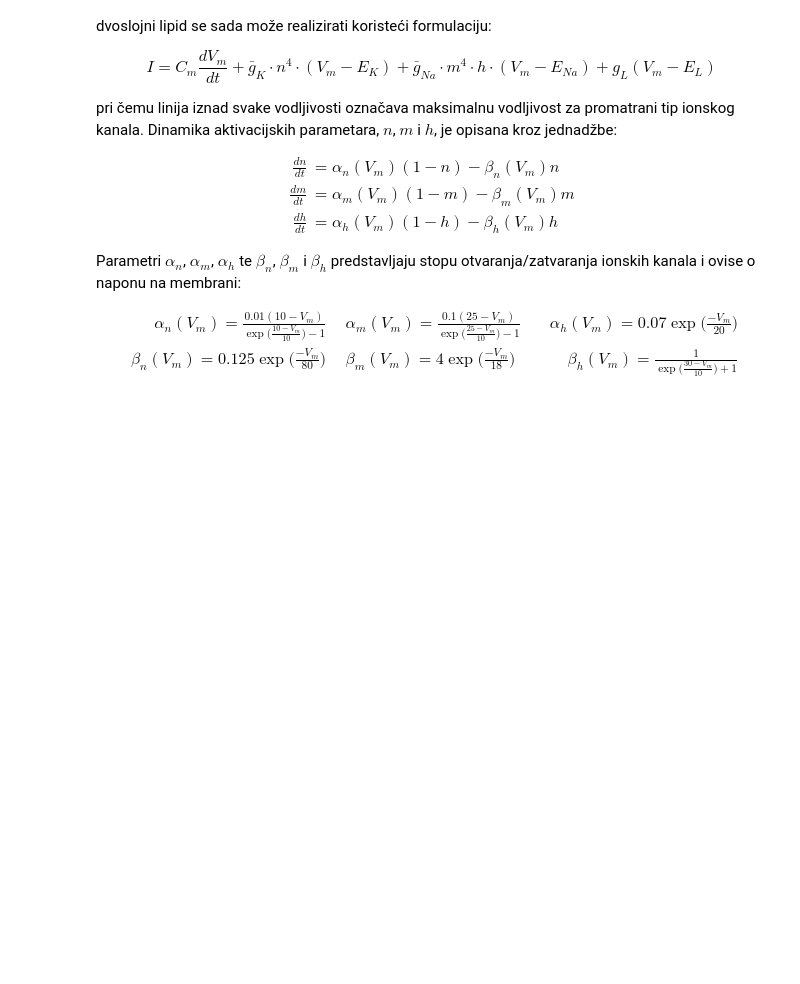
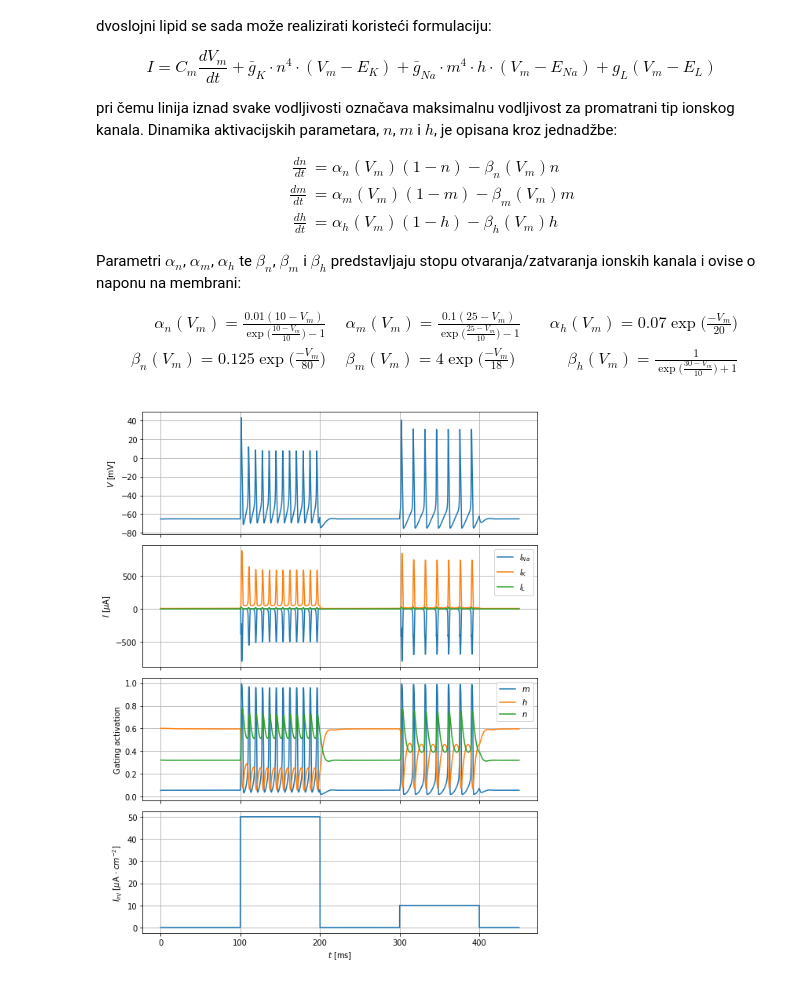
Before and after one commit to akapet00/teaching, a Jupyter notebook: emc_512/src/05-lab-ex.ipynb, the cells around one changed output. Drawn from its saved outputs; the diff is of its cells as text; code cells hidden in the pictures; blank space fills up the shorter version.

```diff
--- a/emc_512/src/05-lab-ex.ipynb
+++ b/emc_512/src/05-lab-ex.ipynb
@@ -87,3 +87,26 @@ import matplotlib.pyplot as plt
 import numpy as np
 
 from neuron_model import HodgkinHuxley
+# %%
+"""empirical values for HH model parameters"""
+C_m = 1.0       # membrane capacitance [F/cm^2]
+g_Na = 120.0    # Sodium (Na) maximum conductances [mS/cm^2]
+g_K  = 36.0     # Postassium (K) maximum conductances [mS/cm^2]
+g_L  = 0.3      # Leak maximum conductances [mS/cm^2]
+E_Na = 50.0     # Sodium (Na) reversal potentials [mV]
+E_K  = -77.0    # Postassium (K) reversal potentials [mV]
+E_L  = -54.387  # Leak reversal potentials [mV]
+
+"""injected current density [uA/cm^2]"""
+I_inj = lambda t: 10*(t>300) - 10*(t>400) + 50*(t>100) - 50*(t>200)
+
+"""[V_m(t=0), m(t=0), h(t=0), n(t=0)]"""
+initial_conds = [-65, 0.05, 0.6, 0.32]
+
+"""simulation time [ms]"""
+t = np.arange(0.0, 450.0, 0.01)
+# %%
+model = HodgkinHuxley(C_m, g_Na, g_K, g_L, E_Na, E_K, E_L, I_inj)
+V, m, h, n, ina, ik, il, iinj = model.simulate(initial_conds, t, ret=True, viz=True)
+# %% [output]
+[figure, added]
```
Also changed, not shown: parts of 6 cells of this notebook, 1 other file.
